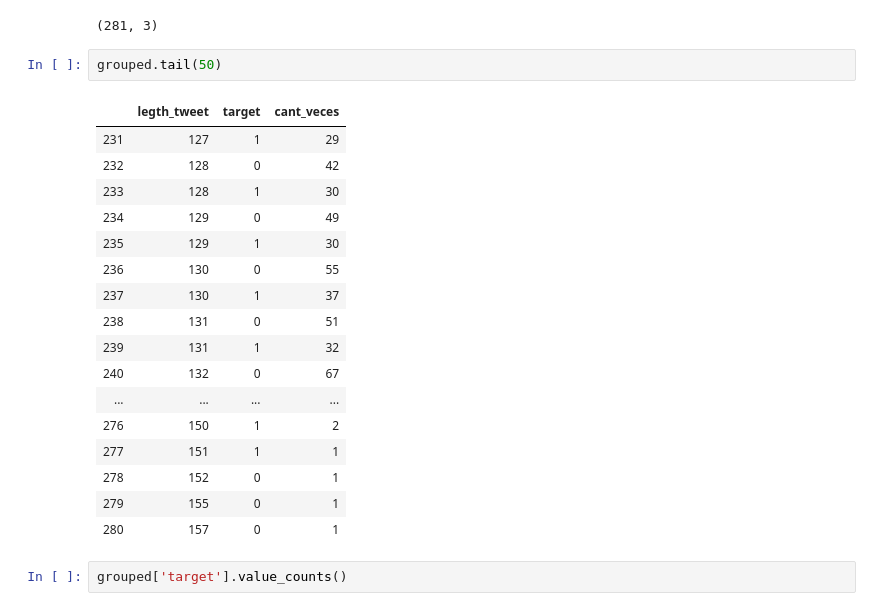
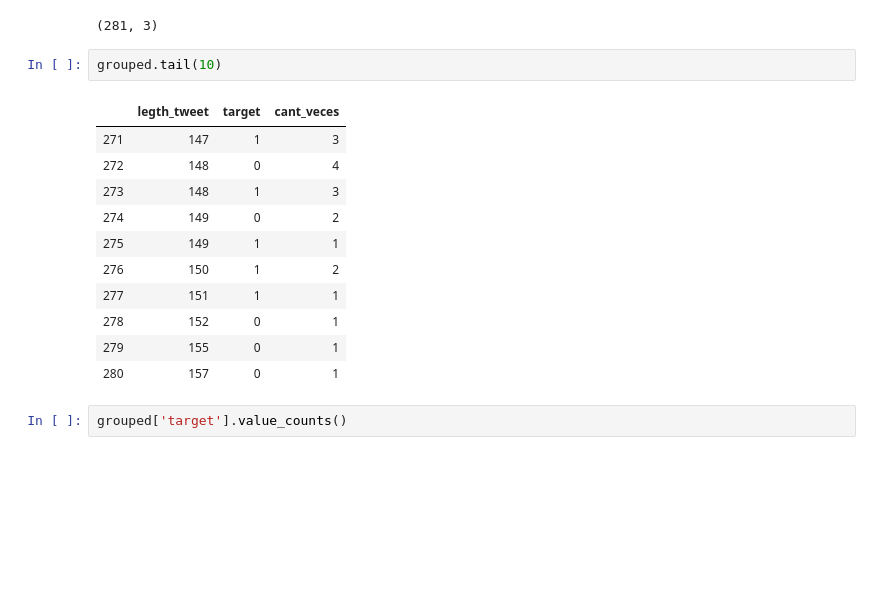
Before and after one commit to patopizzini/datos_practica, a Jupyter notebook: 02ejemplo_tp/tp1_prueba.ipynb, the cells around one changed output. Cells and saved outputs as stored; diff of their text form; blank space fills up the shorter version.

```diff
--- a/02ejemplo_tp/tp1_prueba.ipynb
+++ b/02ejemplo_tp/tp1_prueba.ipynb
@@ -89,20 +89,14 @@ grouped.shape
 # %% [output]
 (281, 3)
 # %%
-grouped.tail(50)
+grouped.tail(10)
 # %% [output]
 |  | legth_tweet | target | cant_veces |
-| 231 | 127 | 1 | 29 |
-| 232 | 128 | 0 | 42 |
-| 233 | 128 | 1 | 30 |
-| 234 | 129 | 0 | 49 |
-| 235 | 129 | 1 | 30 |
-| 236 | 130 | 0 | 55 |
-| 237 | 130 | 1 | 37 |
-| 238 | 131 | 0 | 51 |
-| 239 | 131 | 1 | 32 |
-| 240 | 132 | 0 | 67 |
-| ... | ... | ... | ... |
+| 271 | 147 | 1 | 3 |
+| 272 | 148 | 0 | 4 |
+| 273 | 148 | 1 | 3 |
+| 274 | 149 | 0 | 2 |
+| 275 | 149 | 1 | 1 |
 | 276 | 150 | 1 | 2 |
 | 277 | 151 | 1 | 1 |
 | 278 | 152 | 0 | 1 |
```
Also changed, not shown: parts of 6 cells of this notebook.
